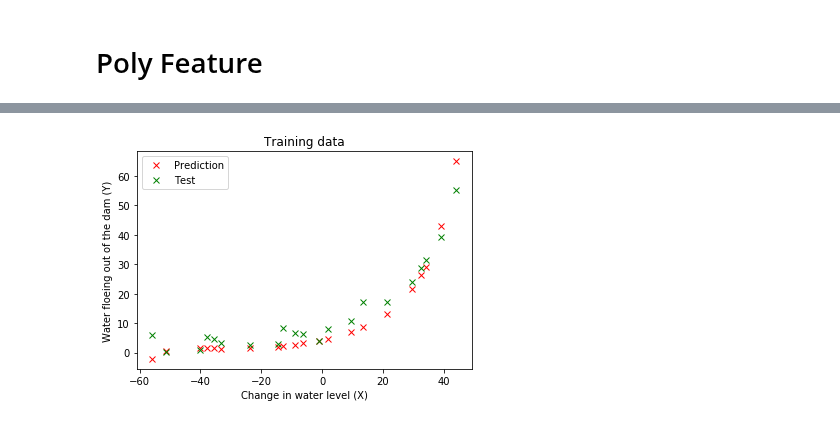
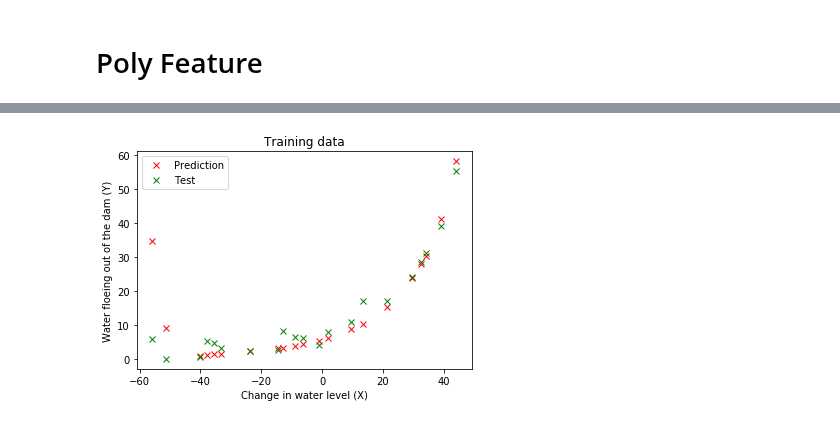
Before and after one commit to Fortuz/MIKRO_lab, a Jupyter notebook: AdaptiveRoboLabor/Jupyter/L08_Regularization/L08 - Regularization.ipynb, the cells around one changed output, grey strips where cells are left out. Drawn from its saved outputs; the diff is of its cells as text; code cells hidden in the pictures.

```diff
--- a/AdaptiveRoboLabor/Jupyter/L08_Regularization/L08 - Regularization.ipynb
+++ b/AdaptiveRoboLabor/Jupyter/L08_Regularization/L08 - Regularization.ipynb
@@ -207,0 +281,7 @@ plt.legend(['Train loss', 'Validation loss'])
+# %%
+#Overfit
+Lambda = 0
+lr_rate = 0.001
+epoch = 100
+order=12
+optim = optimizers.Adam(lr=lr_rate)
@@ -207,0 +300,12 @@ plt.legend(['Train loss', 'Validation loss'])
+# %%
+# building a linear stack of layers with the sequential model
+model3 = Sequential()
+model3.add(Dense(order, input_shape=(order,), use_bias=True, kernel_regularizer=regularizers.l2(Lambda)))
+model3.add(Dense(1))
+# %%
+# compiling the sequential model
+optim = optimizers.SGD(lr=lr_rate)
+model3.compile(loss='MSE', optimizer=optim)
+
+# training the model and saving metrics in history
+history3 = model3.fit(X_train_pn, Y_train, epochs=epoch, validation_data=(X_val_pn, Y_val), verbose = 2)
@@ -208,13 +330,12 @@ plt.legend(['Train loss', 'Validation loss'])
+# %%
+Y_pred3 = model3.predict(X_test_pn)
 # %%
-Y_pred2 = model2.predict(X_test_pn)
-
-#plt.plot(X_train,Y_train,'x')   # adatok megjelenítése
-plt.plot(X_test,Y_pred2,'x', color="red")
+plt.plot(X_test,Y_pred3,'x', color="red")
 plt.plot(X_test,Y_test,'x', color="green")
 plt.title('Training data')
 plt.xlabel('Change in water level (X)')
 plt.ylabel('Water floeing out of the dam (Y)')
 plt.legend(['Prediction', 'Test'])
 plt.show()
 # %% [output]
-[figure, old version]
+[figure, new version]
```
Also changed, not shown: parts of 41 cells of this notebook, 5 other files.
